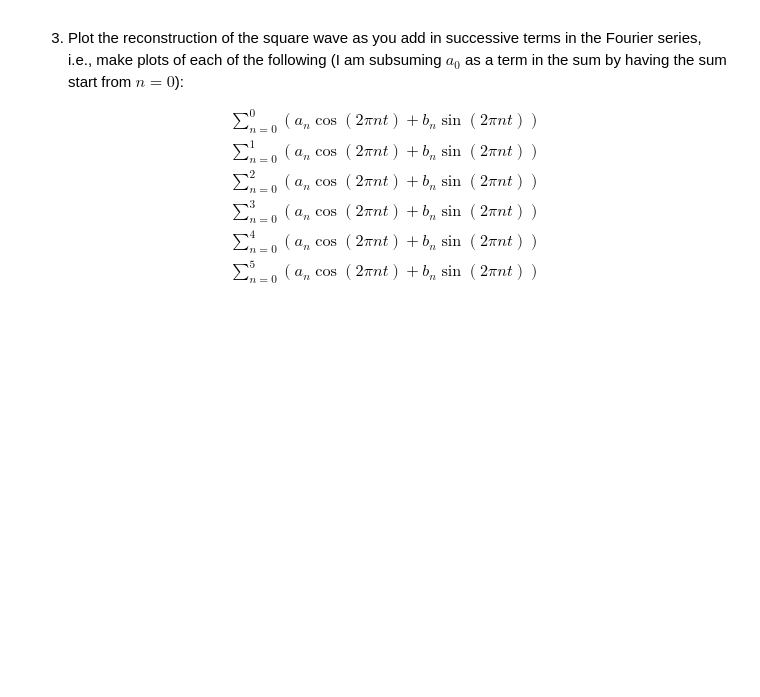
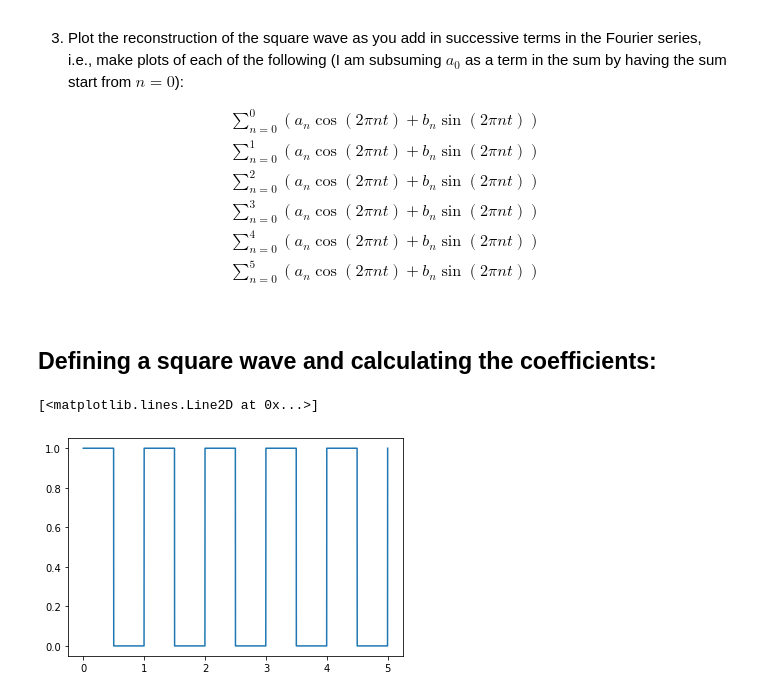
Before and after one commit to ling592b-f19/ling592b-f19-ps02-CobiELF, a Jupyter notebook: 592B-f19_ps02.ipynb, the cells around one changed output. Saved outputs shown, nothing was run; the diff lists cells and outputs as text; code cells hidden in the pictures; blank space fills up the shorter version.

```diff
--- a/592B-f19_ps02.ipynb
+++ b/592B-f19_ps02.ipynb
@@ -161,8 +161,15 @@ pattern for the coefficient values of the infinite series.
           \displaystyle\sum\limits_{n=0}^4 \left(a_n\cos(2\pi nt) + b_n\sin(2\pi nt)\right)\\
            \displaystyle\sum\limits_{n=0}^5 \left(a_n\cos(2\pi nt) + b_n\sin(2\pi nt)\right)\\
 \end{align}
+# %% [markdown]
+## Defining a square wave and calculating the coefficients:
 # %%
-#Problem 3
 # Defining a square wave.
 fs = 500
-x = np.linspace(0, 5, 5*fs + 1)
+t = np.linspace(0, 5, 5*fs + 1)
+y = 0.5 * signal.square(2 * np.pi * t) + 0.5
+
+plt.plot(t, y)
+# %% [output]
+[<matplotlib.lines.Line2D at 0x...>]
+[figure, added]
```
Also changed, not shown: parts of 15 cells of this notebook.
